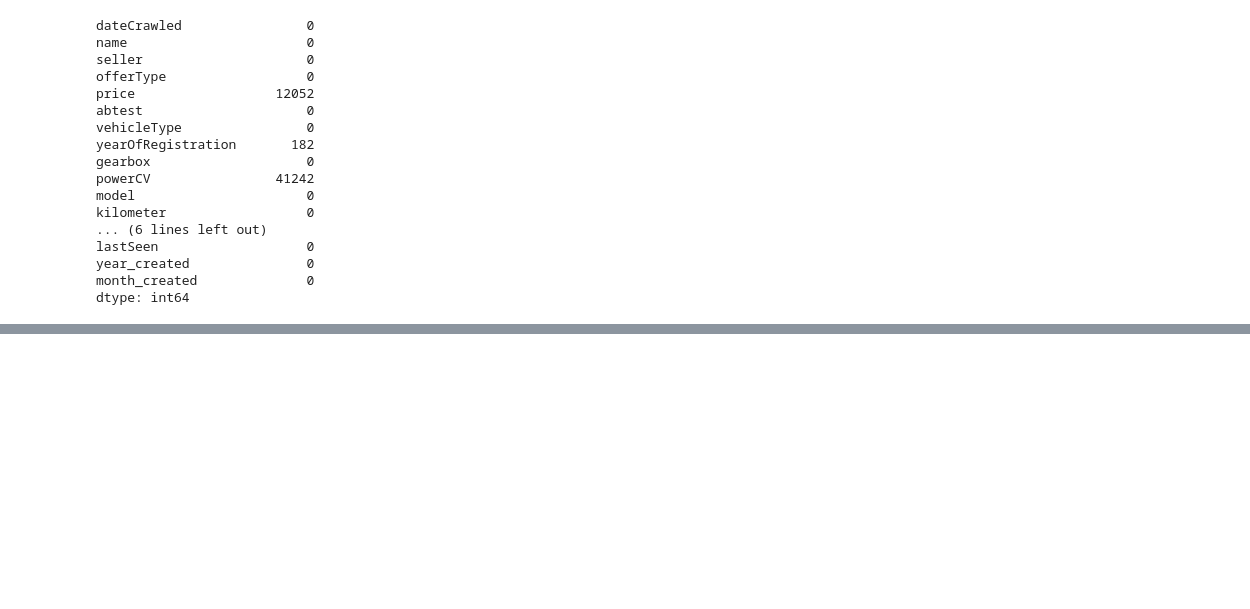
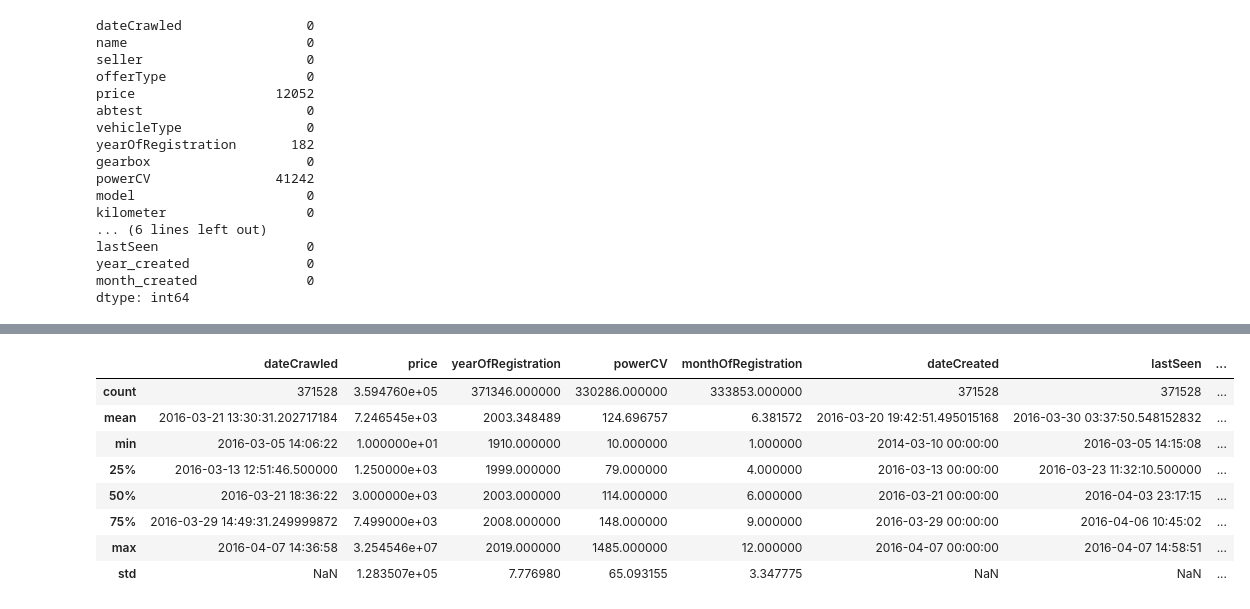
Before and after one commit to ngcarvajall/Lab_EDA_Gestion_Nulos, a Jupyter notebook: laboratorio-modulo7-leccion01-eda-nulos.ipynb, the cells around one changed output, grey strips where cells are left out. Cells and saved outputs as stored; diff of their text form; code cells hidden in the pictures; blank space fills up the shorter version.

```diff
--- a/laboratorio-modulo7-leccion01-eda-nulos.ipynb
+++ b/laboratorio-modulo7-leccion01-eda-nulos.ipynb
@@ -644,0 +705,12 @@ dtype: int64
+# %%
+df.describe()
+# %% [output]
+|  | dateCrawled | price | yearOfRegistration | powerCV | monthOfRegistration | dateCreated | lastSeen | ... |
+| count | 371528 | 3.594760e+05 | 371346.000000 | 330286.000000 | 333853.000000 | 371528 | 371528 | ... |
+| mean | 2016-03-21 13:30:31.202717184 | 7.246545e+03 | 2003.348489 | 124.696757 | 6.381572 | 2016-03-20 19:42:51.495015168 | 2016-03-30 03:37:50.548152832 | ... |
+| min | 2016-03-05 14:06:22 | 1.000000e+01 | 1910.000000 | 10.000000 | 1.000000 | 2014-03-10 00:00:00 | 2016-03-05 14:15:08 | ... |
+| 25% | 2016-03-13 12:51:46.500000 | 1.250000e+03 | 1999.000000 | 79.000000 | 4.000000 | 2016-03-13 00:00:00 | 2016-03-23 11:32:10.500000 | ... |
+| 50% | 2016-03-21 18:36:22 | 3.000000e+03 | 2003.000000 | 114.000000 | 6.000000 | 2016-03-21 00:00:00 | 2016-04-03 23:17:15 | ... |
+| 75% | 2016-03-29 14:49:31.249999872 | 7.499000e+03 | 2008.000000 | 148.000000 | 9.000000 | 2016-03-29 00:00:00 | 2016-04-06 10:45:02 | ... |
+| max | 2016-04-07 14:36:58 | 3.254546e+07 | 2019.000000 | 1485.000000 | 12.000000 | 2016-04-07 00:00:00 | 2016-04-07 14:58:51 | ... |
+| std | NaN | 1.283507e+05 | 7.776980 | 65.093155 | 3.347775 | NaN | NaN | ... |
```
Also changed, not shown: parts of 6 cells of this notebook.
